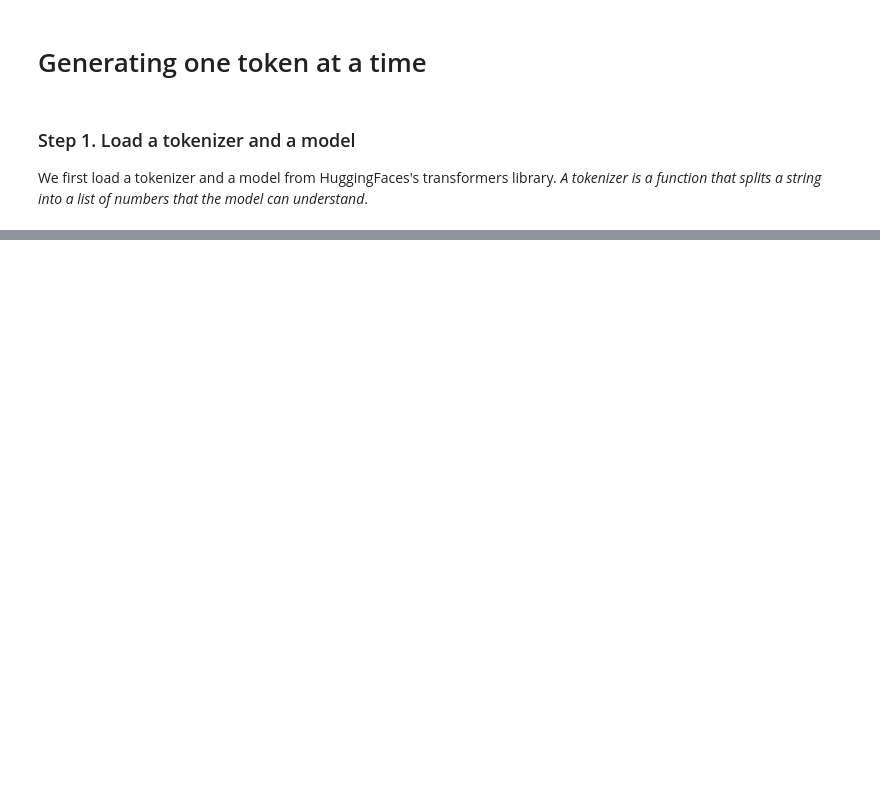
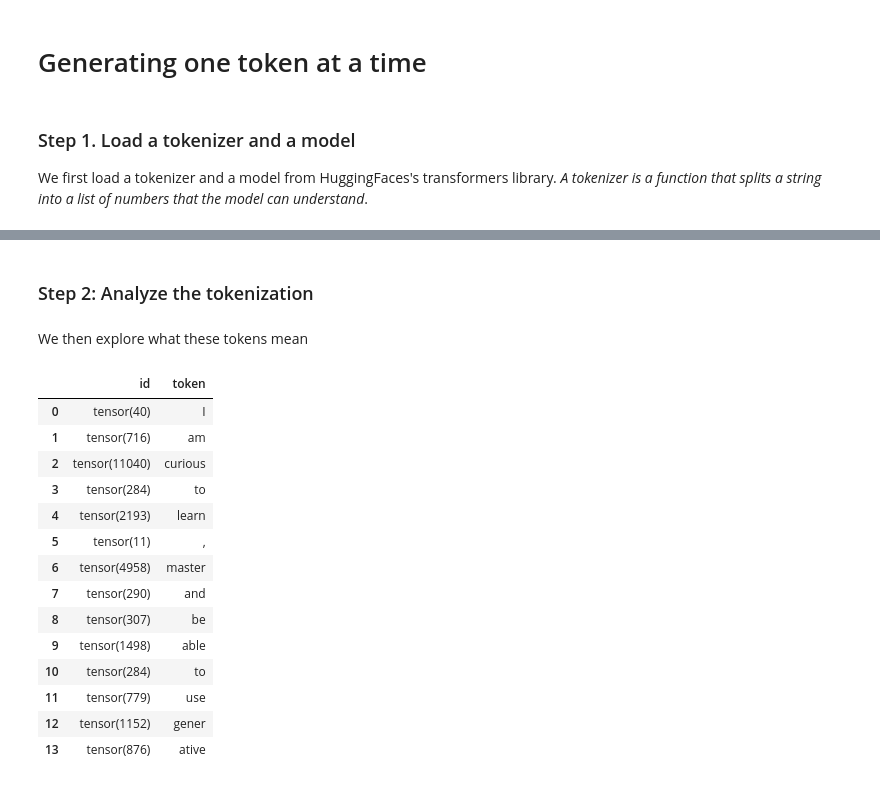
Before and after one commit to EricOdhiambo/UDACITY__Foundations_of-Generative-AI__Generating-one-token-at-time, a Jupyter notebook: generating_one_tkn_at_a_time.ipynb, the cells around one changed output, grey strips where cells are left out. Drawn from its saved outputs; the diff is of its cells as text; code cells hidden in the pictures; blank space fills up the shorter version.

```diff
--- a/generating_one_tkn_at_a_time.ipynb
+++ b/generating_one_tkn_at_a_time.ipynb
@@ -24,0 +30,32 @@ tensor([[   40,   716, 11040,   284,  2193,    11,  4958,   290,   307,  1498,
+# %% [markdown]
+### Step 2: Analyze the tokenization
+# %% [markdown]
+We then explore what these tokens mean
+# %%
+#showing how the sentence is tokenized
+
+import pandas as pd #import pandas library to assist in createing a dataframe (data set)
+
+def show_tokenization(inputs):
+  return pd.DataFrame(
+      [(id, our_tokenizer.decode(id)) for id in inputs["input_ids"][0]],
+      columns=["id", "token"],
+  )
+
+show_tokenization(inputs)
+# %% [output]
+|  | id | token |
+| 0 | tensor(40) | I |
+| 1 | tensor(716) | am |
+| 2 | tensor(11040) | curious |
+| 3 | tensor(284) | to |
+| 4 | tensor(2193) | learn |
+| 5 | tensor(11) | , |
+| 6 | tensor(4958) | master |
+| 7 | tensor(290) | and |
+| 8 | tensor(307) | be |
+| 9 | tensor(1498) | able |
+| 10 | tensor(284) | to |
+| 11 | tensor(779) | use |
+| 12 | tensor(1152) | gener |
+| 13 | tensor(876) | ative |
```
Also changed, not shown: parts of 1 cell of this notebook.
